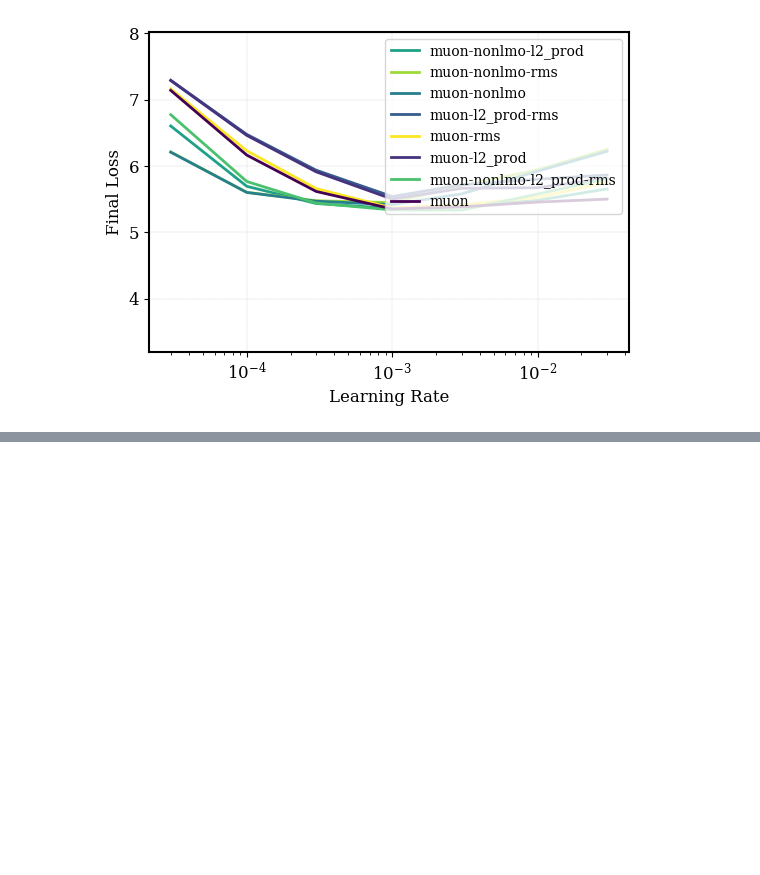
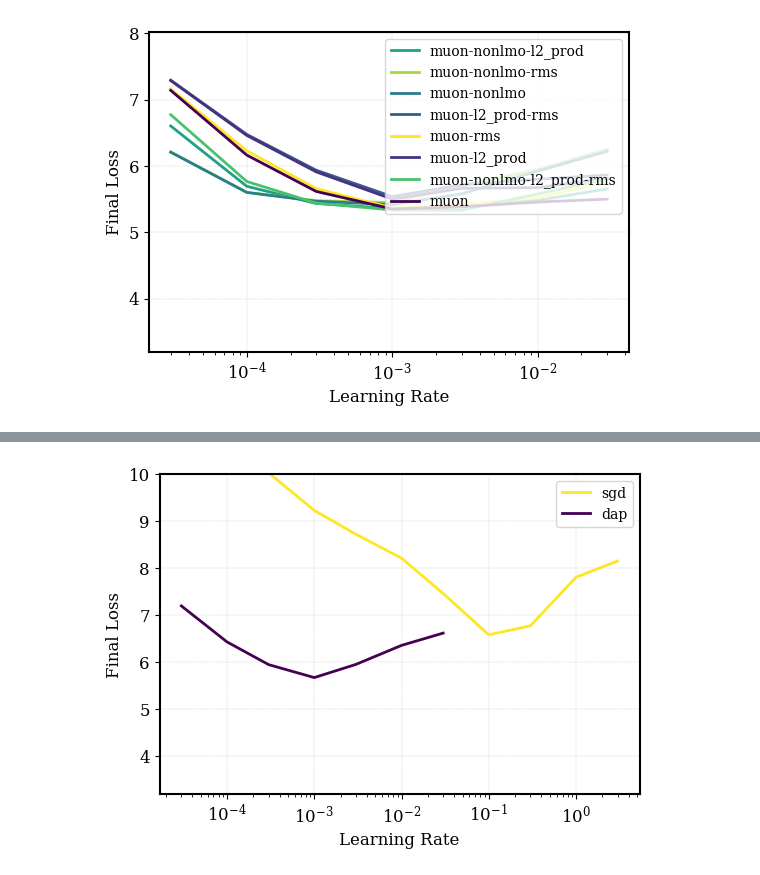
Before and after one commit to modichirag/GPT-opt, a Jupyter notebook: make_plots.ipynb, the cells around one changed output, grey strips where cells are left out. Cells and saved outputs as stored; diff of their text form; code cells hidden in the pictures; blank space fills up the shorter version.

```diff
--- a/make_plots.ipynb
+++ b/make_plots.ipynb
@@ -45,0 +46,18 @@ plt.show()
+# %%
+output_dir = "gptopt/outputs/test_dap_mom"
+outputs = load_outputs(output_dir)
+
+# 2) extract unique method names (before the "-lr-" suffix)
+methods = sorted({ output['name'].split('-lr-')[0] for output in outputs })
+
+# 3) get a discrete viridis with len(methods) colors
+base_cmap = plt.get_cmap('viridis', len(methods))
+
+# 4) map each method name → RGBA tuple
+colormap = { m: base_cmap(i) for i, m in enumerate(methods) }
+
+# 5) plot
+plot_final_loss_vs_lr(outputs, colormap, outfilename="test_dap_mom", val=False)
+plt.show()
+# %% [output]
+[figure, added]
```
Also changed, not shown: parts of 1 cell of this notebook, 1 other file.
